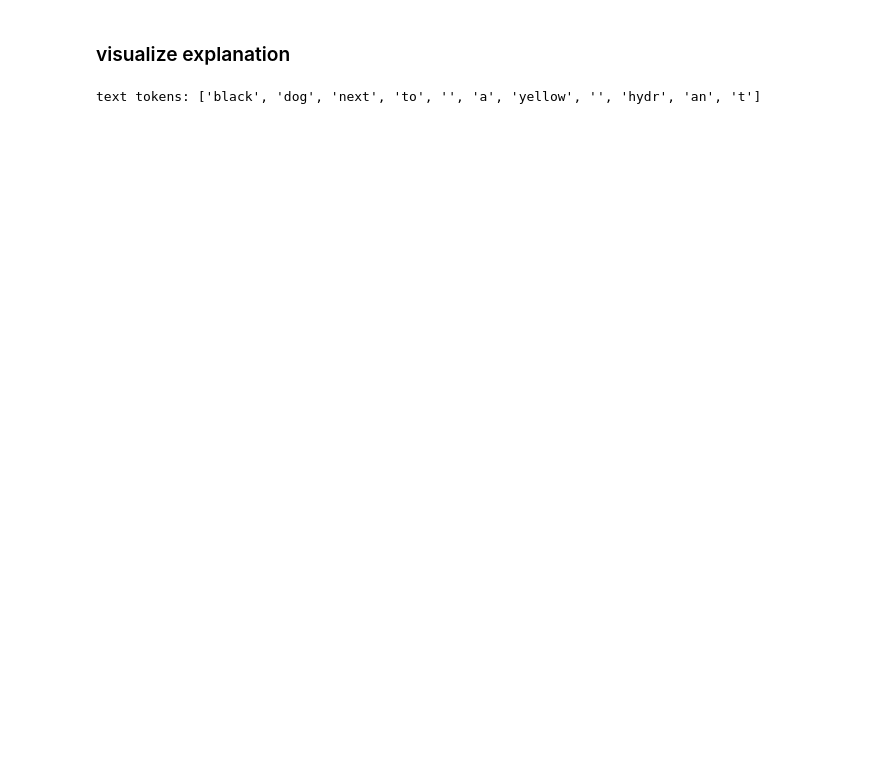
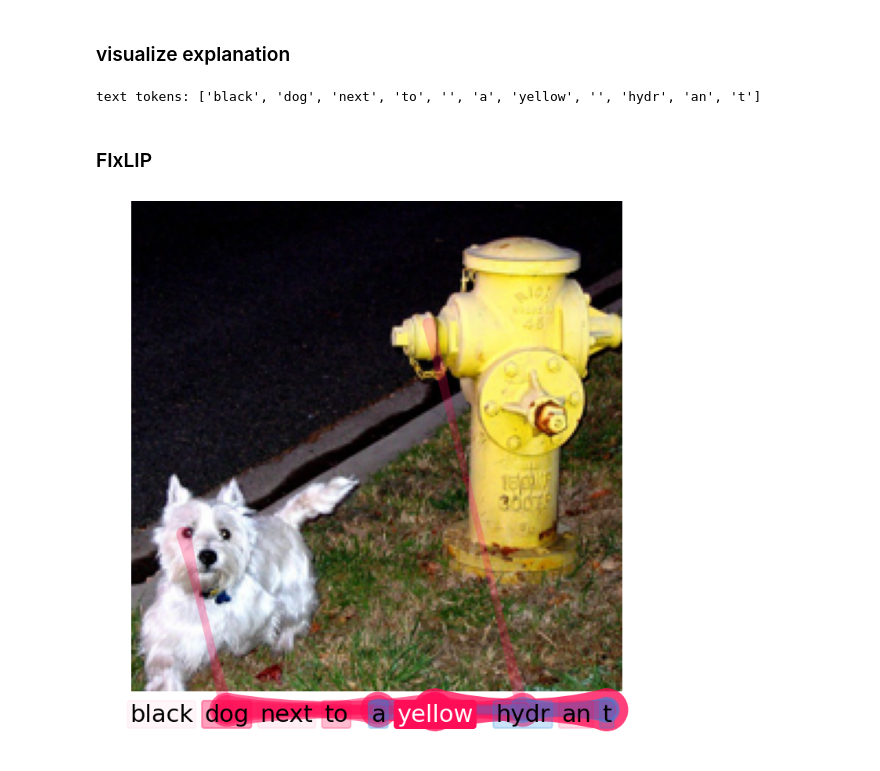
Before and after one commit to yhuang122/Image-Explanations-with-shapiq, a Jupyter notebook: example_siglip.ipynb, the cells around one changed output. Cells and saved outputs as stored; diff of their text form; code cells hidden in the pictures; blank space fills up the shorter version.

```diff
--- a/example_siglip.ipynb
+++ b/example_siglip.ipynb
@@ -45,5 +46,8 @@ fixlip = src.fixlip.FIxLIP(
     mode="banzhaf",
     random_state=0
 )
+# %%
+# Increase batch size for faster evaluation.
+game._batch_size = 128
 # %% [markdown]
 ### compute explanation
@@ -85,5 +135,28 @@ input_image_denormalized = src.utils.denormalize(
 print("text tokens:", text_tokens)
 # %% [output]
 text tokens: ['black', 'dog', 'next', 'to', '', 'a', 'yellow', '', 'hydr', 'an', 't']
+# %% [markdown]
+### FIxLIP
+# %%
+import matplotlib.pyplot as plt
+
+src.plot.plot_image_and_text_together(
+    img=input_image_denormalized,
+    text=text_tokens,
+    image_players=list(range(n_players_image)),
+    iv=interaction_values,
+    plot_interactions=True,
+    top_k=14,
+    normalize_jointly=True,
+    figsize=(7, 7),
+    fontsize=22,
+    margin=0.3,
+    color_text=True,
+    plot_heatmap=True,
+    show=False,
+)
+plt.tight_layout(pad=0.15)
+# %% [output]
+[figure, added]
 # %%
 import matplotlib.pyplot as plt
```
Also changed, not shown: parts of 5 cells of this notebook, 4 other files.
